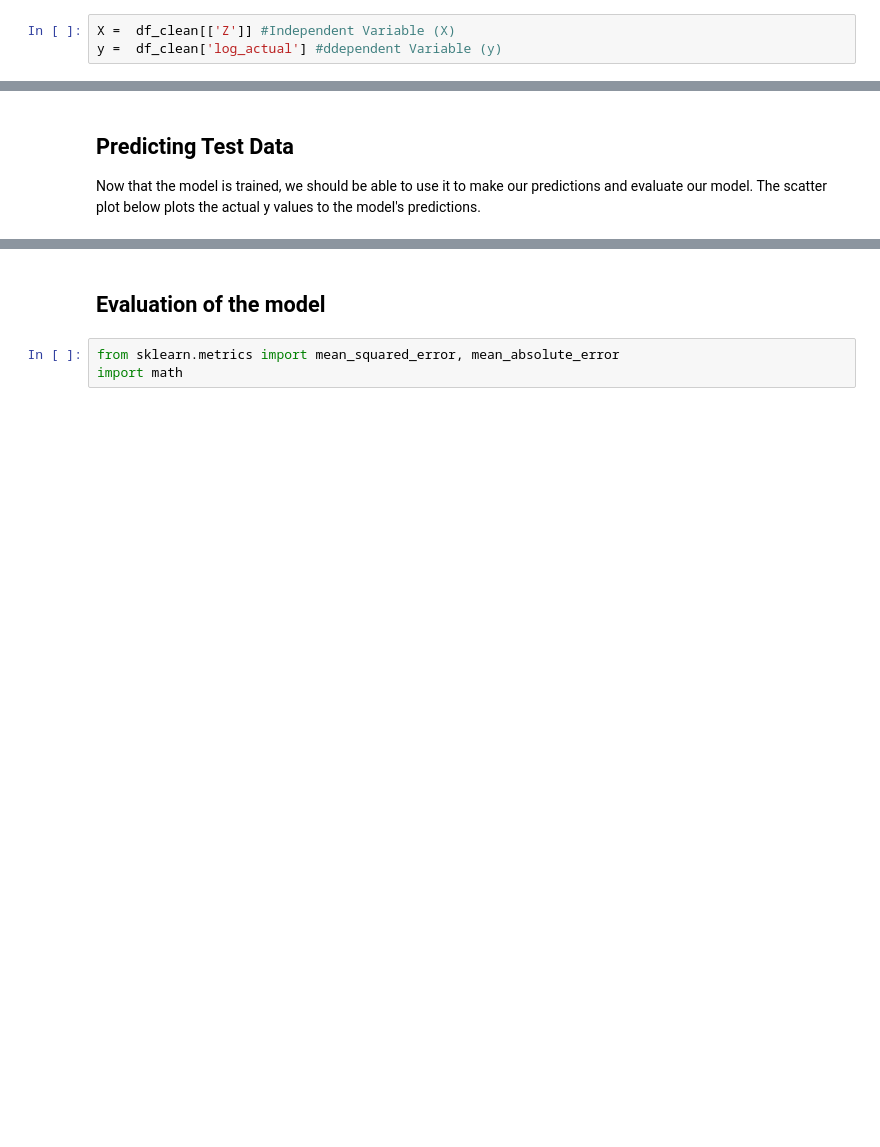
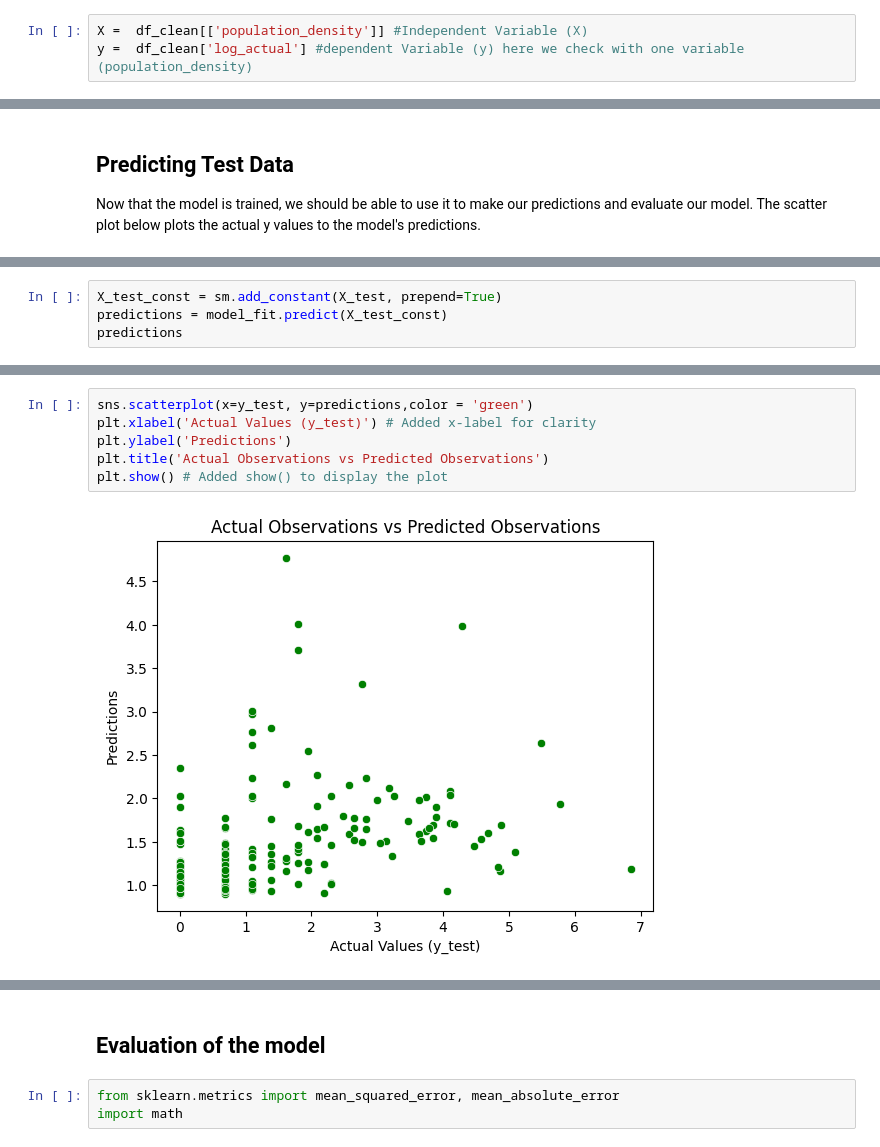
Before and after one commit to zahrafarook/participatory_methods_and_citizen_science, a Jupyter notebook: Spatial Analyis/Correlation and Linear Regression _ Colombo.ipynb, the cells around one changed output, grey strips where cells are left out. Drawn from its saved outputs; the diff is of its cells as text; blank space fills up the shorter version.

```diff
--- a/Spatial Analyis/Correlation and Linear Regression _ Colombo.ipynb
+++ b/Spatial Analyis/Correlation and Linear Regression _ Colombo.ipynb
@@ -274,8 +289,8 @@ memory usage: 123.3+ KB
 # %% [markdown]
 ###  Does a larger population lead to more observations?
 # %%
-X =  df_clean[['Z']] #Independent Variable (X)
-y =  df_clean['log_actual'] #ddependent Variable (y)
+X =  df_clean[['population_density']] #Independent Variable (X)
+y =  df_clean['log_actual'] #dependent Variable (y) here we check with one variable (population_density)
 # %%
 X.head()
 y.head()
@@ -372,0 +377,4 @@ plt.show() # Added show() to display the plot
+# %%
+X_test_const = sm.add_constant(X_test, prepend=True)
+predictions = model_fit.predict(X_test_const)
+predictions
@@ -372,0 +394,8 @@ plt.show() # Added show() to display the plot
+# %%
+sns.scatterplot(x=y_test, y=predictions,color = 'green')
+plt.xlabel('Actual Values (y_test)') # Added x-label for clarity
+plt.ylabel('Predictions')
+plt.title('Actual Observations vs Predicted Observations')
+plt.show() # Added show() to display the plot
+# %% [output]
+[figure, added]
```
Also changed, not shown: parts of 78 cells of this notebook, 1 other file.
